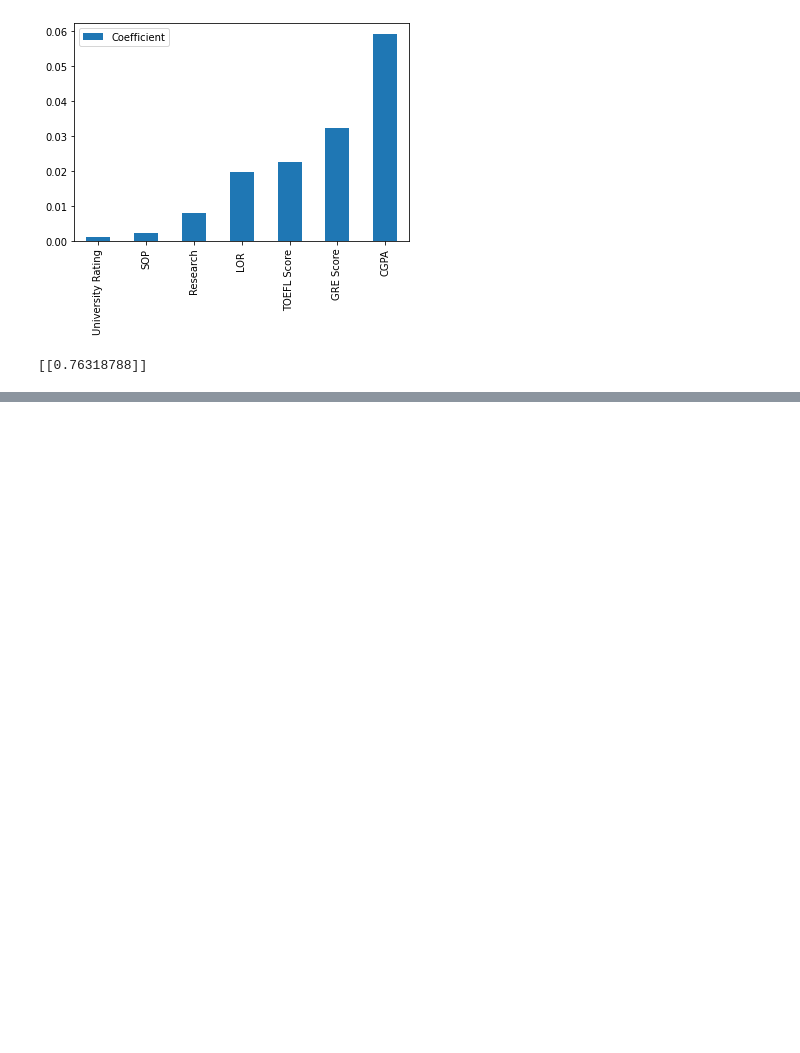
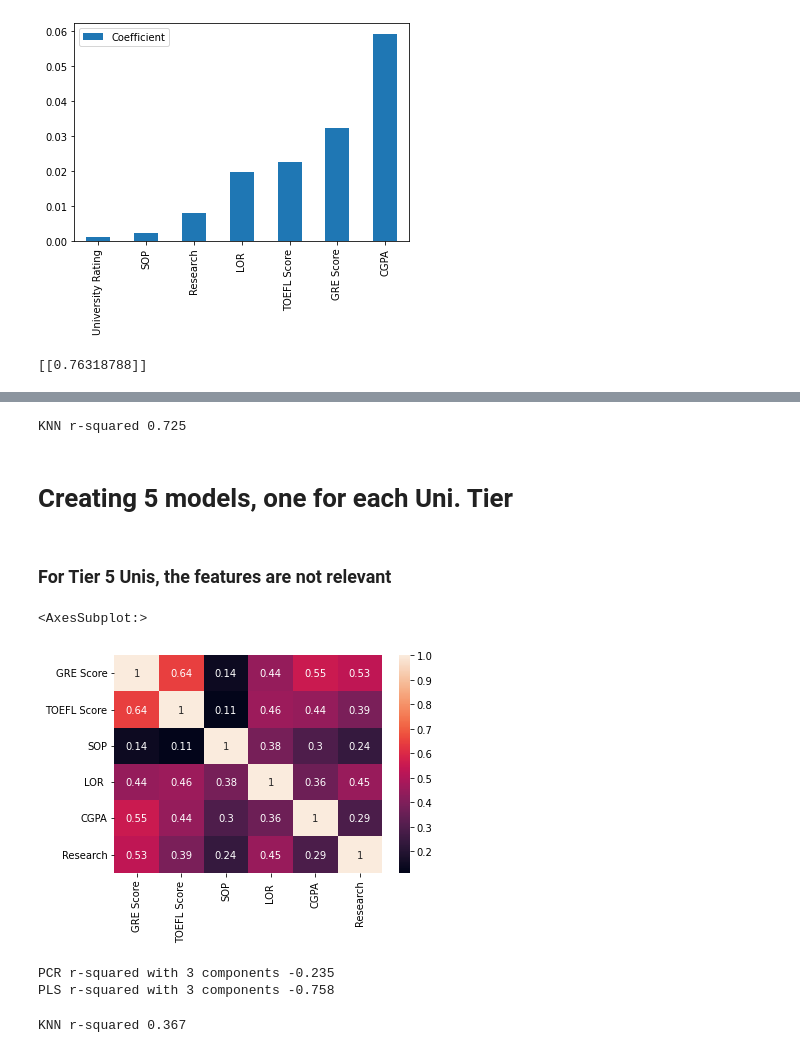
Before and after one commit to emileDesmaili/gradpredictor, a Jupyter notebook: EDA.ipynb, the cells around one changed output, grey strips where cells are left out. Drawn from its saved outputs; the diff is of its cells as text; code cells hidden in the pictures; blank space fills up the shorter version.

```diff
--- a/EDA.ipynb
+++ b/EDA.ipynb
@@ -136,0 +163,50 @@ print(prediction)
+# %%
+knn = KNeighborsRegressor(n_neighbors=5)
+knn.fit(X_train.values, y_train.values)
+print(f"KNN r-squared {knn.score(X_test.values, y_test.values):.3f}")
+# %% [output]
+KNN r-squared 0.725
+# %% [markdown]
+# Creating 5 models, one for each Uni. Tier
+# %%
+df_1 = df[df['University Rating']==1]
+df_2 = df[df['University Rating']==2]
+df_3 = df[df['University Rating']==3]
+df_4 = df[df['University Rating']==4]
+df_5 = df[df['University Rating']==5]
+# %%
+X_1 = df_1.drop(['Chance of Admit ','University Rating'], axis=1)
+Y_1 = df_1['Chance of Admit ']
+X_2 = df_2.drop(['Chance of Admit ','University Rating'], axis=1)
+Y_2 = df_2['Chance of Admit ']
+X_3 = df_3.drop(['Chance of Admit ','University Rating'], axis=1)
+Y_3 = df_3['Chance of Admit ']
+X_4 = df_4.drop(['Chance of Admit ','University Rating'], axis=1)
+Y_4 = df_4['Chance of Admit ']
+X_5 = df_5.drop(['Chance of Admit ','University Rating'], axis=1)
+Y_5 = df_5['Chance of Admit ']
+# %% [markdown]
+### For Tier 5 Unis, the features are not relevant
+# %%
+sns.heatmap (X_1.corr(), annot=True)
+# %% [output]
+<AxesSubplot:>
+[figure, added]
+# %%
+X_train, X_test, y_train, y_test = train_test_split(X_1, Y_1,test_size = 0.2, random_state=42)
+n = 3
+pcr_2 = make_pipeline(StandardScaler(),PCA(n_components=n), LinearRegression())
+pcr_2.fit(X_train.values, y_train.values)
+pls_2 = PLSRegression(n_components=n)
+pls_2.fit(X_train.values, y_train.values)
+print(f"PCR r-squared with {n} components {pcr_2.score(X_test.values, y_test.values):.3f}")
+print(f"PLS r-squared with {n} components {pls_2.score(X_test.values, y_test.values):.3f}")
+# %% [output]
+PCR r-squared with 3 components -0.235
+PLS r-squared with 3 components -0.758
+# %%
+knn = KNeighborsRegressor(n_neighbors=5)
+knn.fit(X_train.values, y_train.values)
+print(f"KNN r-squared {knn.score(X_test.values, y_test.values):.3f}")
+# %% [output]
+KNN r-squared 0.367
```
Also changed, not shown: parts of 36 cells of this notebook, 2 other files.
